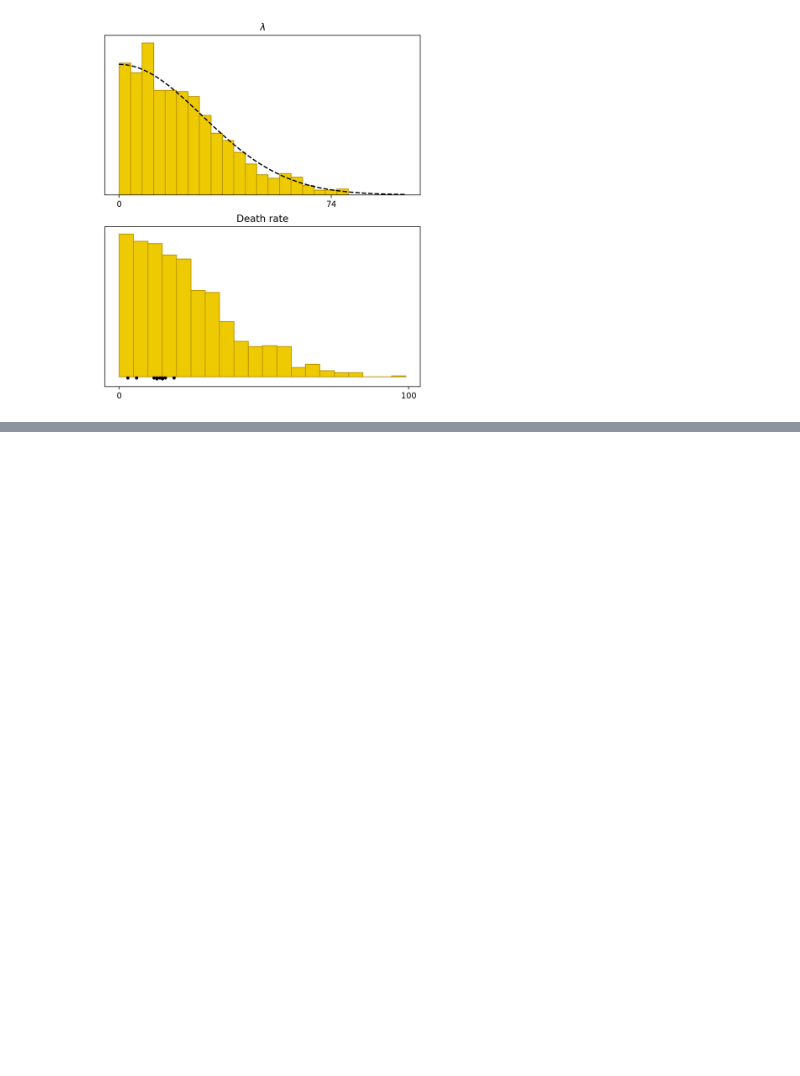
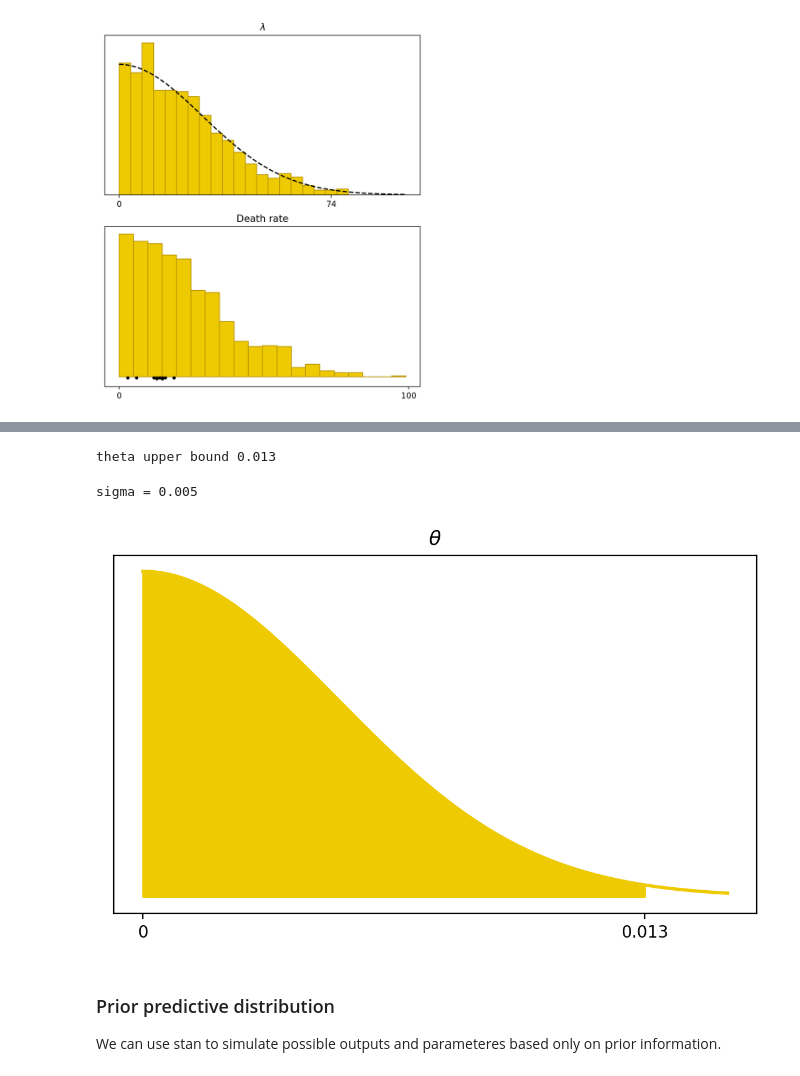
Before and after one commit to ArturBa/data_analytics, a Jupyter notebook: lab_4/data_analysis.ipynb, the cells around one changed output, grey strips where cells are left out. Cells and saved outputs as stored; diff of their text form; code cells hidden in the pictures; blank space fills up the shorter version.

```diff
--- a/lab_4/data_analysis.ipynb
+++ b/lab_4/data_analysis.ipynb
@@ -168,0 +300,36 @@ plt.show()
+# %%
+mean_miles=np.mean(airline_data['Miles flown [100 mln miles]'])
+root_of_theta=np.polynomial.polynomial.polyroots([-100/mean_miles,3./np.sqrt(mean_miles),1.])
+theta_ub=(root_of_theta[root_of_lam>0]**2)
+print('theta upper bound','{:4.3f}'.format(theta_ub[0]))
+# %% [output]
+theta upper bound 0.013
+# %%
+data=dict(y_guess=np.array([np.log(0.01)]),theta=np.array(theta_ub))
+tuned2 = tuning.sampling(data=data,
+                          seed=1052020,
+                          algorithm="Fixed_param",
+                          iter=1,
+                          warmup=0,
+                          chains=1)
+sigma = (tuned2.extract()['sigma'][0])
+print('sigma =','{:4.3f}'.format(sigma))
+# %% [output]
+sigma = 0.005
+# %%
+fig, ax2 = plt.subplots(1, 1,figsize=(7, 4))
+x2=np.linspace(0,3*sigma,1000)
+x4=np.linspace(0,theta_ub[0],1000)
+ax2.plot(x2,2*stats.norm.pdf(x2,scale=sigma),color=dark,linewidth=2)
+ax2.fill_between(x4,2*stats.norm.pdf(x4,scale=sigma),0,color=dark)
+ax2.set_yticks([])
+ax2.set_xticks([0,theta_ub[0]])
+ax2.set_xticklabels([0,0.013])
+ax2.set_title(r'$\theta$')
+plt.show()
+# %% [output]
+[figure, added]
+# %% [markdown]
+### Prior predictive distribution
+
+We can use stan to simulate possible outputs and parameteres based only on prior information.
```
Also changed, not shown: parts of 35 cells of this notebook, 4 other files.
